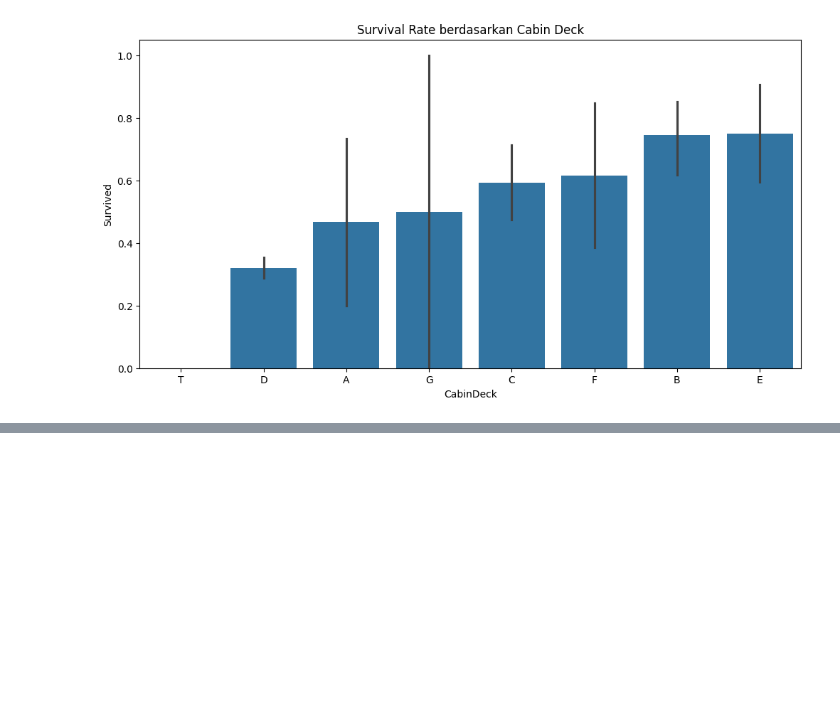
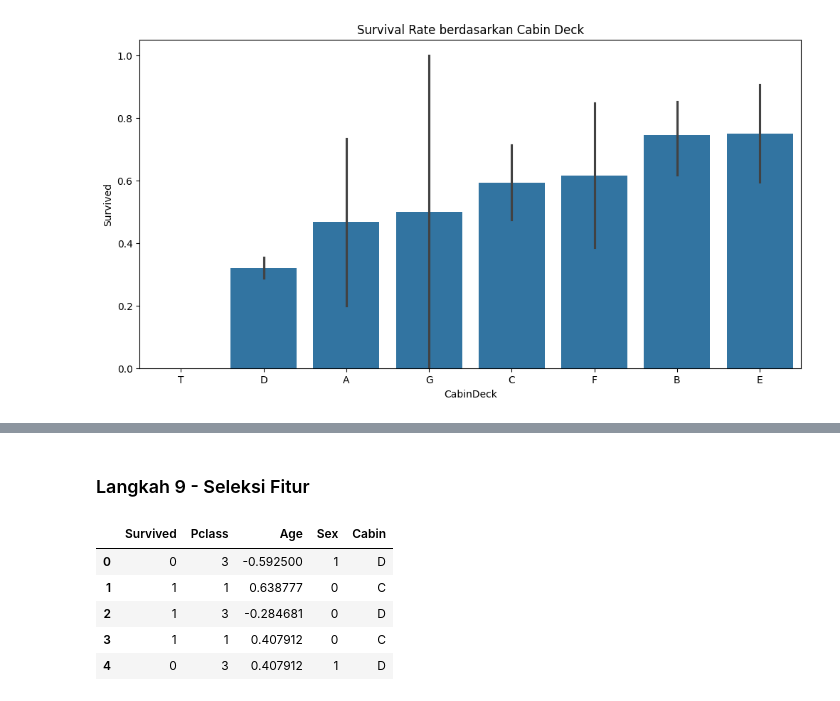
Before and after one commit to RizkyaSalsabila/Assignment-Sem5_ML_Rizkya-Salsabila, a Jupyter notebook: praktikum_03/TG3_2341720056_Rizkya_Salsabila.ipynb, the cells around one changed output, grey strips where cells are left out. Cells and saved outputs as stored; diff of their text form; code cells hidden in the pictures; blank space fills up the shorter version.

```diff
--- a/praktikum_03/TG3_2341720056_Rizkya_Salsabila.ipynb
+++ b/praktikum_03/TG3_2341720056_Rizkya_Salsabila.ipynb
@@ -191,0 +308,12 @@ plt.show()
+# %% [markdown]
+### Langkah 9 - Seleksi Fitur
+# %%
+df = df[['Survived', 'Pclass', 'Age', 'Sex', 'Cabin']]
+df.head()
+# %% [output]
+|  | Survived | Pclass | Age | Sex | Cabin |
+| 0 | 0 | 3 | -0.592500 | 1 | D |
+| 1 | 1 | 1 | 0.638777 | 0 | C |
+| 2 | 1 | 3 | -0.284681 | 0 | D |
+| 3 | 1 | 1 | 0.407912 | 0 | C |
+| 4 | 0 | 3 | 0.407912 | 1 | D |
```
Also changed, not shown: parts of 37 cells of this notebook.
